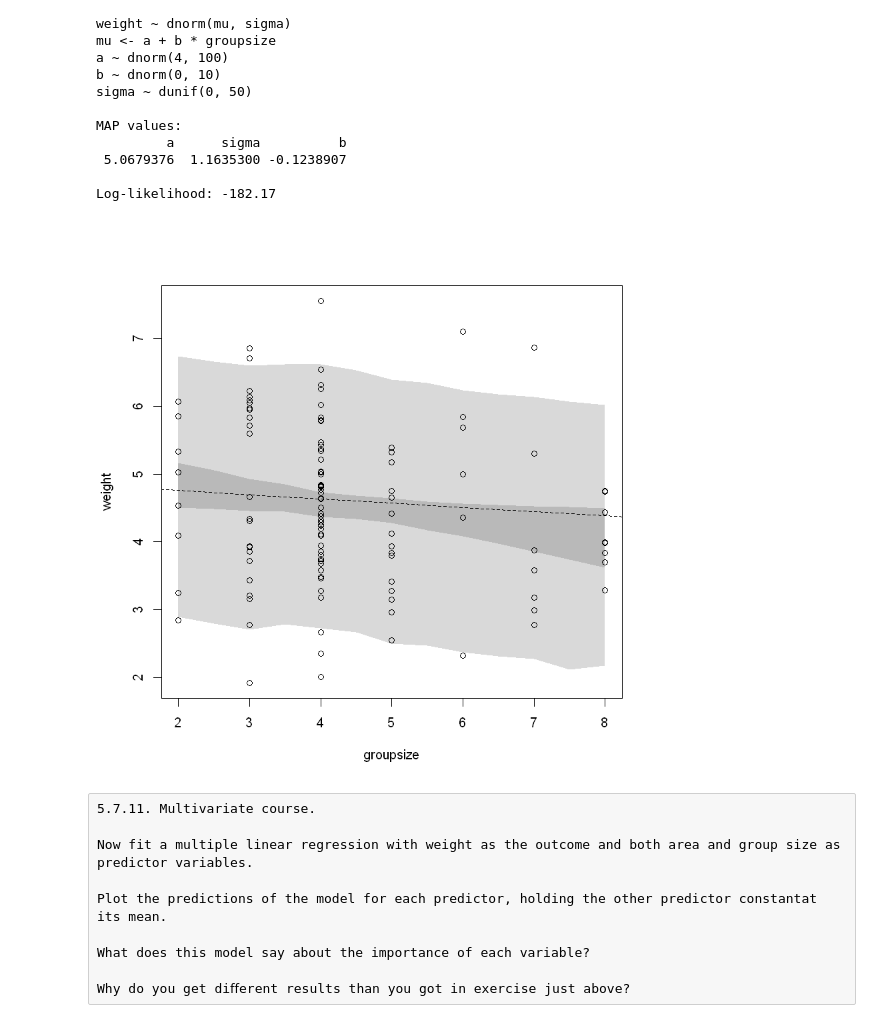
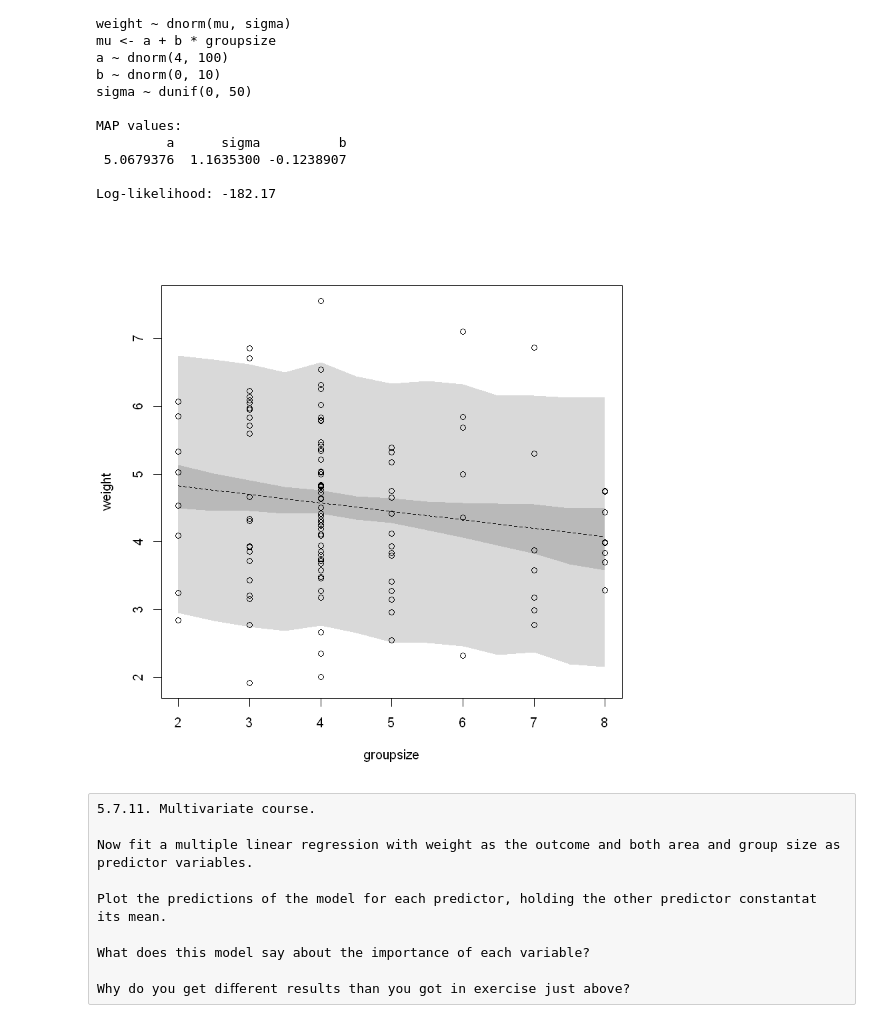
Before and after one commit to hvillamil3/StatisticalRethinkingHW, a Jupyter notebook: Statistical_Rethinking_Homework_Chapter_5.ipynb, the cells around one changed output. Cells and saved outputs as stored; diff of their text form; code cells hidden in the pictures.

Commit message:
plotted multivariate charts

```diff
--- a/Statistical_Rethinking_Homework_Chapter_5.ipynb
+++ b/Statistical_Rethinking_Homework_Chapter_5.ipynb
@@ -149,12 +152,12 @@ MAP values:
 Log-likelihood: -182.17
 # %%
 plot(weight~groupsize, Fx)
-lines(apply( mu1 , 2 , mean ), lty=2)
+lines(size.seq,apply( mu1 , 2 , mean ), lty=2)
 #lines(apply( sim.weight1 , 2 , mean ))
 shade(apply( sim.weight1 , 2 , HPDI, prob = 0.9 ),size.seq)
 shade(apply( mu1 , 2 , HPDI, prob = 0.9 ),size.seq)
 # %% [output]
-[figure, old version]
+[figure, new version]
 # %% [raw]
 5.7.11. Multivariate course.
 
```
Also changed, not shown: parts of 9 cells of this notebook.
